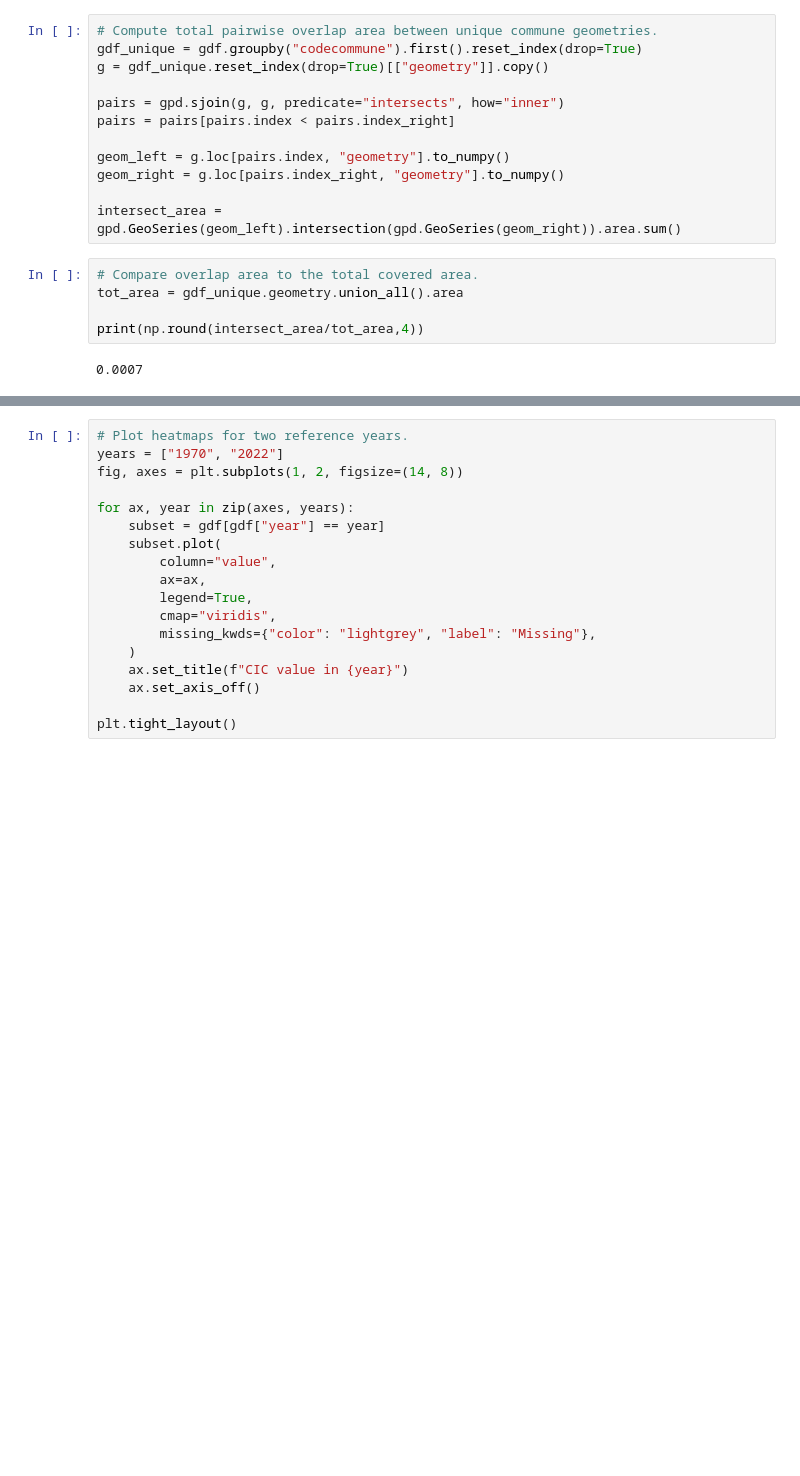
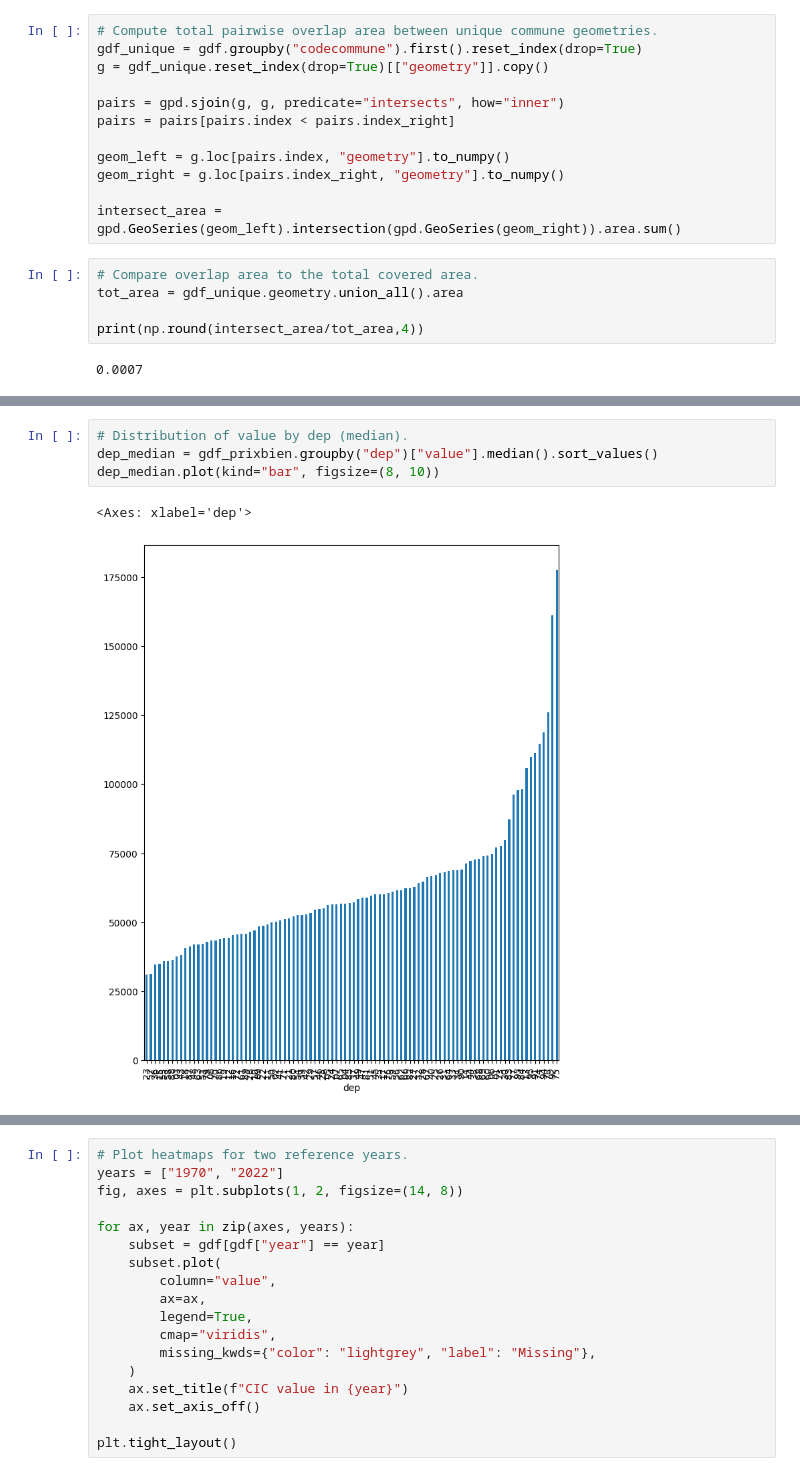
Before and after one commit to biondi-s/re_france, a Jupyter notebook: notebooks/01_cic_heatmap.ipynb, the cells around one changed output, grey strips where cells are left out. Drawn from its saved outputs; the diff is of its cells as text; blank space fills up the shorter version.

```diff
--- a/notebooks/01_cic_heatmap.ipynb
+++ b/notebooks/01_cic_heatmap.ipynb
@@ -63,0 +105,7 @@ print(np.round(intersect_area/tot_area,4))
+# %%
+# Distribution of value by dep (median).
+dep_median = gdf_prixbien.groupby("dep")["value"].median().sort_values()
+dep_median.plot(kind="bar", figsize=(8, 10))
+# %% [output]
+<Axes: xlabel='dep'>
+[figure, added]
```
Also changed, not shown: parts of 23 cells of this notebook, 1 other file.
